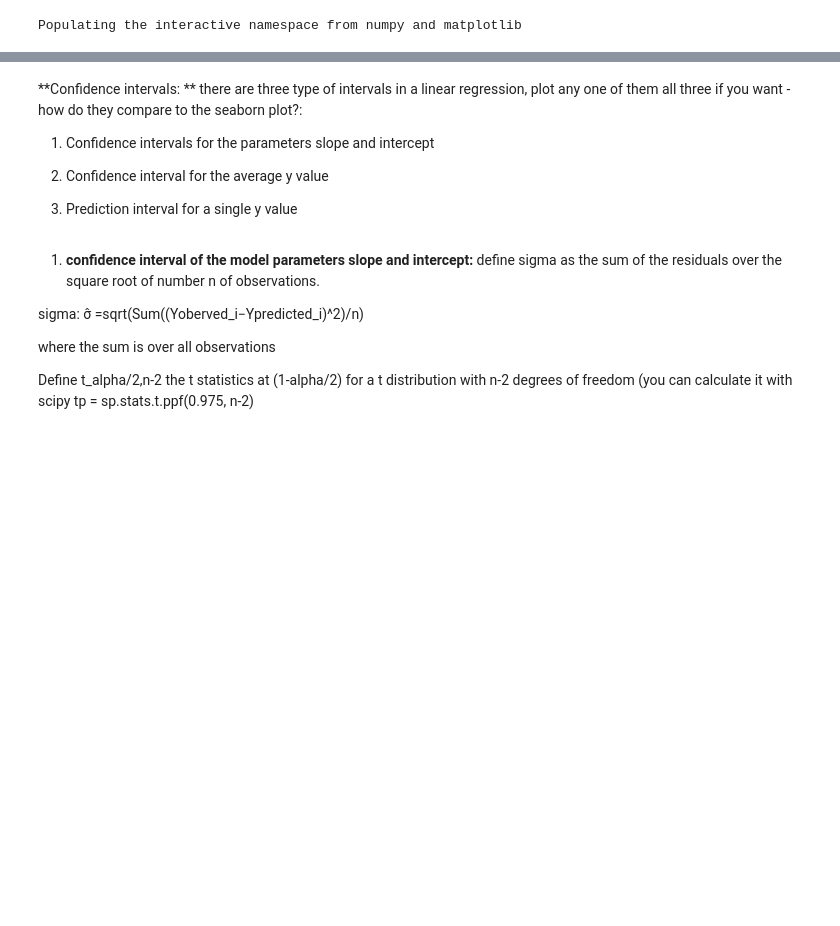
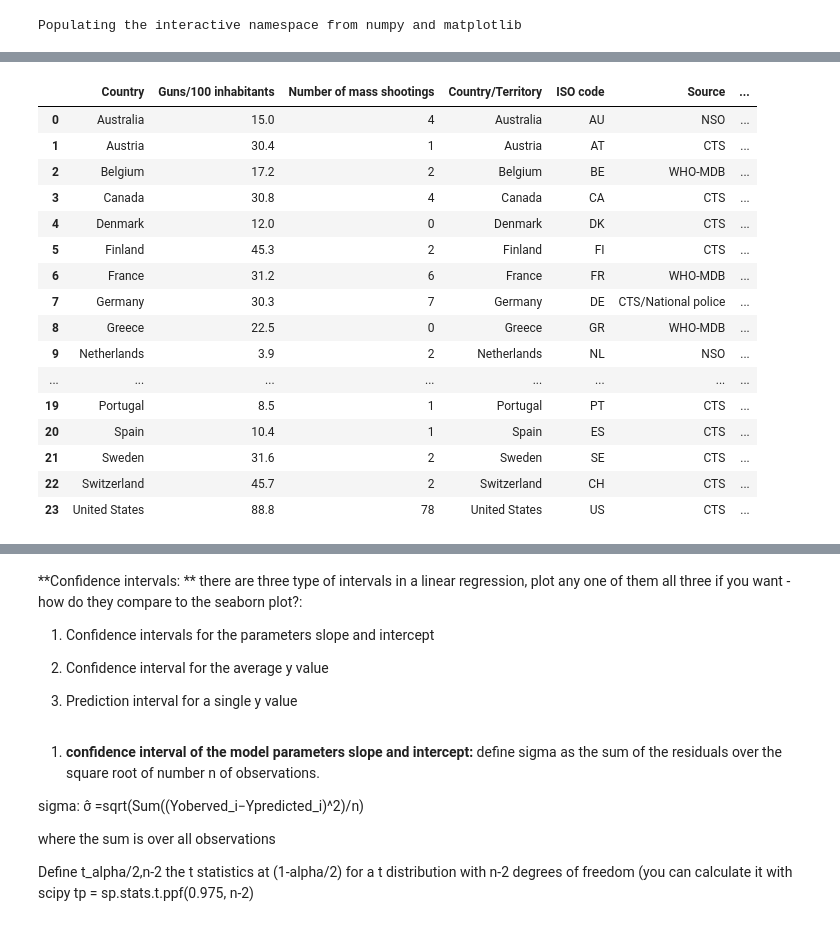
Before and after one commit to ywnch/PUI2017_ywc249, a Jupyter notebook: HW5_ywc249/HW5-3.ipynb, the cells around one changed output, grey strips where cells are left out. Saved outputs shown, nothing was run; the diff lists cells and outputs as text; code cells hidden in the pictures; blank space fills up the shorter version.

```diff
--- a/HW5_ywc249/HW5-3.ipynb
+++ b/HW5_ywc249/HW5-3.ipynb
@@ -51,0 +122,34 @@ Populating the interactive namespace from numpy and matplotlib
+# %%
+# United Kingdom is broken into different jurisdictions
+# It is possible to join an recalculate part of the data to GB as a whole but I am dropping it
+
+# rename countries for consistency
+data2.iloc[data2[data2['Country'] == 'Beligium'].index,0] = 'Belgium'
+data2.iloc[data2[data2['Country'] == 'Holland'].index,0] = 'Netherlands'
+
+# merge again
+data21 = pd.merge(data2, data1, left_on="Country", right_on="Country/Territory", how='left', indicator=True)
+
+# drop UK
+data21.drop(data2[data2['Country'] == 'United Kingdom'].index, inplace=True)
+data21.reset_index(drop=True, inplace=True)
+
+data21
+# %% [output]
+|  | Country | Guns/100 inhabitants | Number of mass shootings | Country/Territory | ISO code | Source | ... |
+| 0 | Australia | 15.0 | 4 | Australia | AU | NSO | ... |
+| 1 | Austria | 30.4 | 1 | Austria | AT | CTS | ... |
+| 2 | Belgium | 17.2 | 2 | Belgium | BE | WHO-MDB | ... |
+| 3 | Canada | 30.8 | 4 | Canada | CA | CTS | ... |
+| 4 | Denmark | 12.0 | 0 | Denmark | DK | CTS | ... |
+| 5 | Finland | 45.3 | 2 | Finland | FI | CTS | ... |
+| 6 | France | 31.2 | 6 | France | FR | WHO-MDB | ... |
+| 7 | Germany | 30.3 | 7 | Germany | DE | CTS/National police | ... |
+| 8 | Greece | 22.5 | 0 | Greece | GR | WHO-MDB | ... |
+| 9 | Netherlands | 3.9 | 2 | Netherlands | NL | NSO | ... |
+| ... | ... | ... | ... | ... | ... | ... | ... |
+| 19 | Portugal | 8.5 | 1 | Portugal | PT | CTS | ... |
+| 20 | Spain | 10.4 | 1 | Spain | ES | CTS | ... |
+| 21 | Sweden | 31.6 | 2 | Sweden | SE | CTS | ... |
+| 22 | Switzerland | 45.7 | 2 | Switzerland | CH | CTS | ... |
+| 23 | United States | 88.8 | 78 | United States | US | CTS | ... |
```
Also changed, not shown: parts of 46 cells of this notebook, 1 other file.
